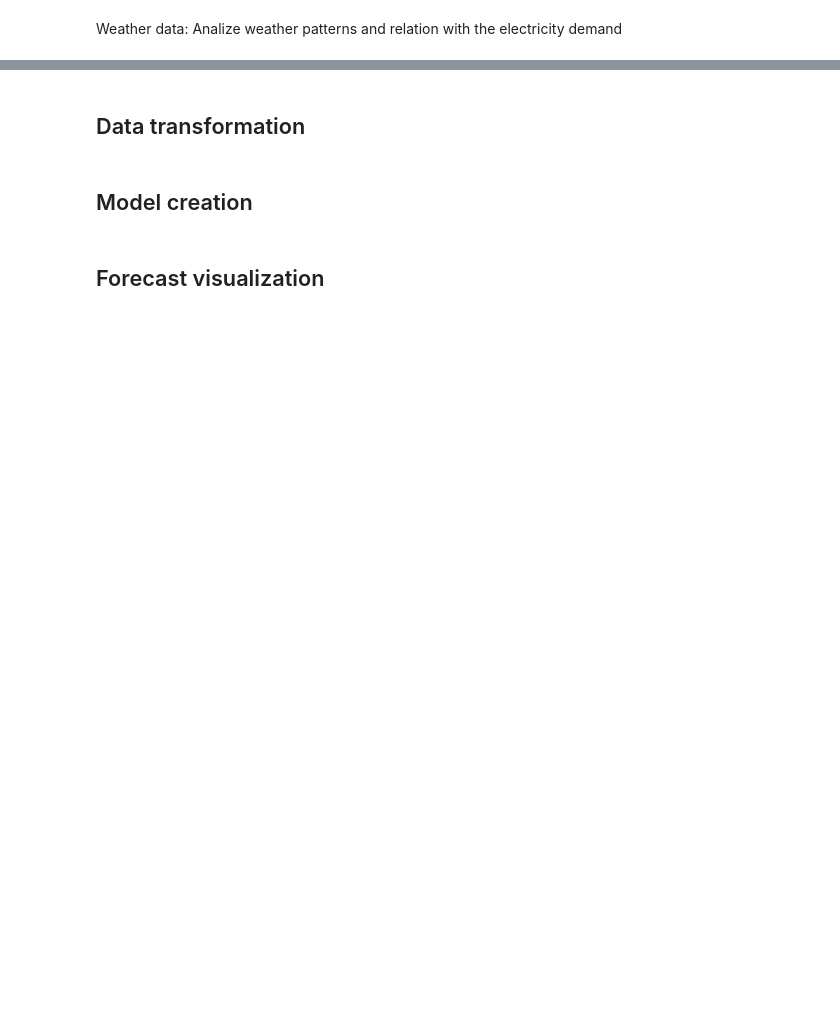
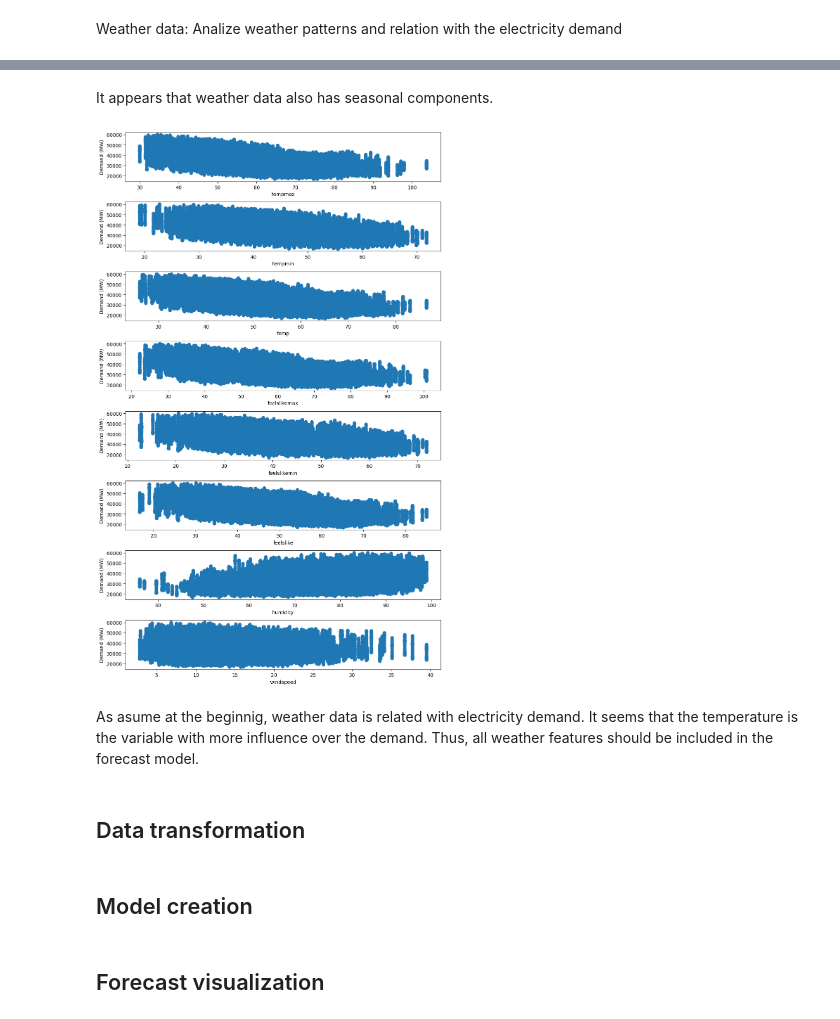
Before and after one commit to avillalon-dev/Forecasting.ElectricityDemand.UK, a Jupyter notebook: forecast_electricity_demand.ipynb, the cells around one changed output, grey strips where cells are left out. Drawn from its saved outputs; the diff is of its cells as text; code cells hidden in the pictures; blank space fills up the shorter version.

```diff
--- a/forecast_electricity_demand.ipynb
+++ b/forecast_electricity_demand.ipynb
@@ -339,3 +321,12 @@ Weather data: Analize weather patterns and relation with the electricity demand
+# %% [markdown]
+It appears that weather data also has seasonal components.
+# %%
+df_energy_weather = pd.merge(df_energy[['datetime', 'tsd']], df_weather, on='datetime', how='left')
+plot_weather_demand(df_energy_weather, df_weather.columns[1:])
+# %% [output]
+[figure, added]
+# %% [markdown]
+As asume at the beginnig, weather data is related with electricity demand. It seems that the temperature is the variable with more influence over the demand. Thus, all weather features should be included in the forecast model.
 # %% [markdown]
 ## Data transformation
 # %% [markdown]
```
Also changed, not shown: parts of 8 cells of this notebook, 3 other files.
